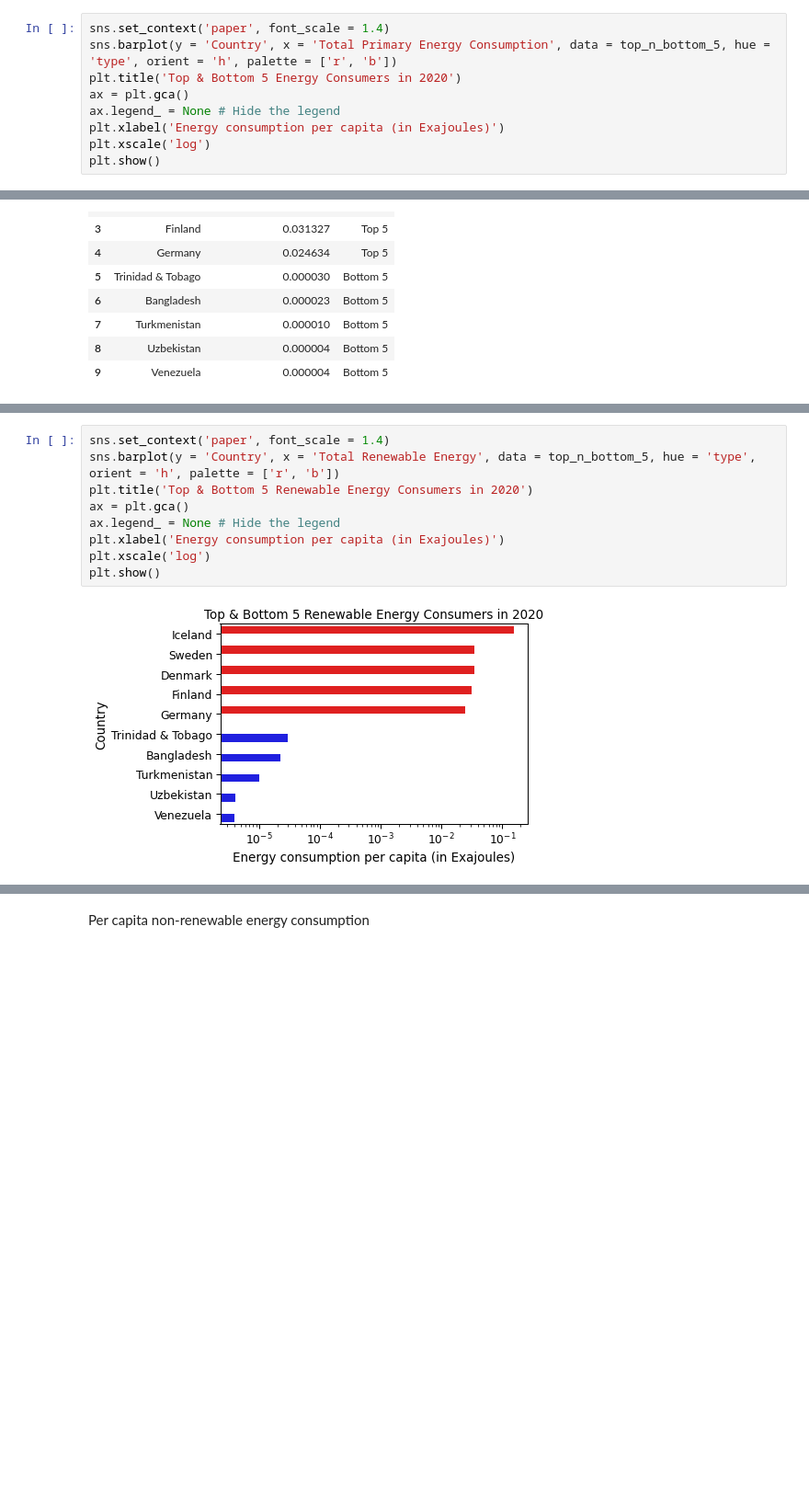
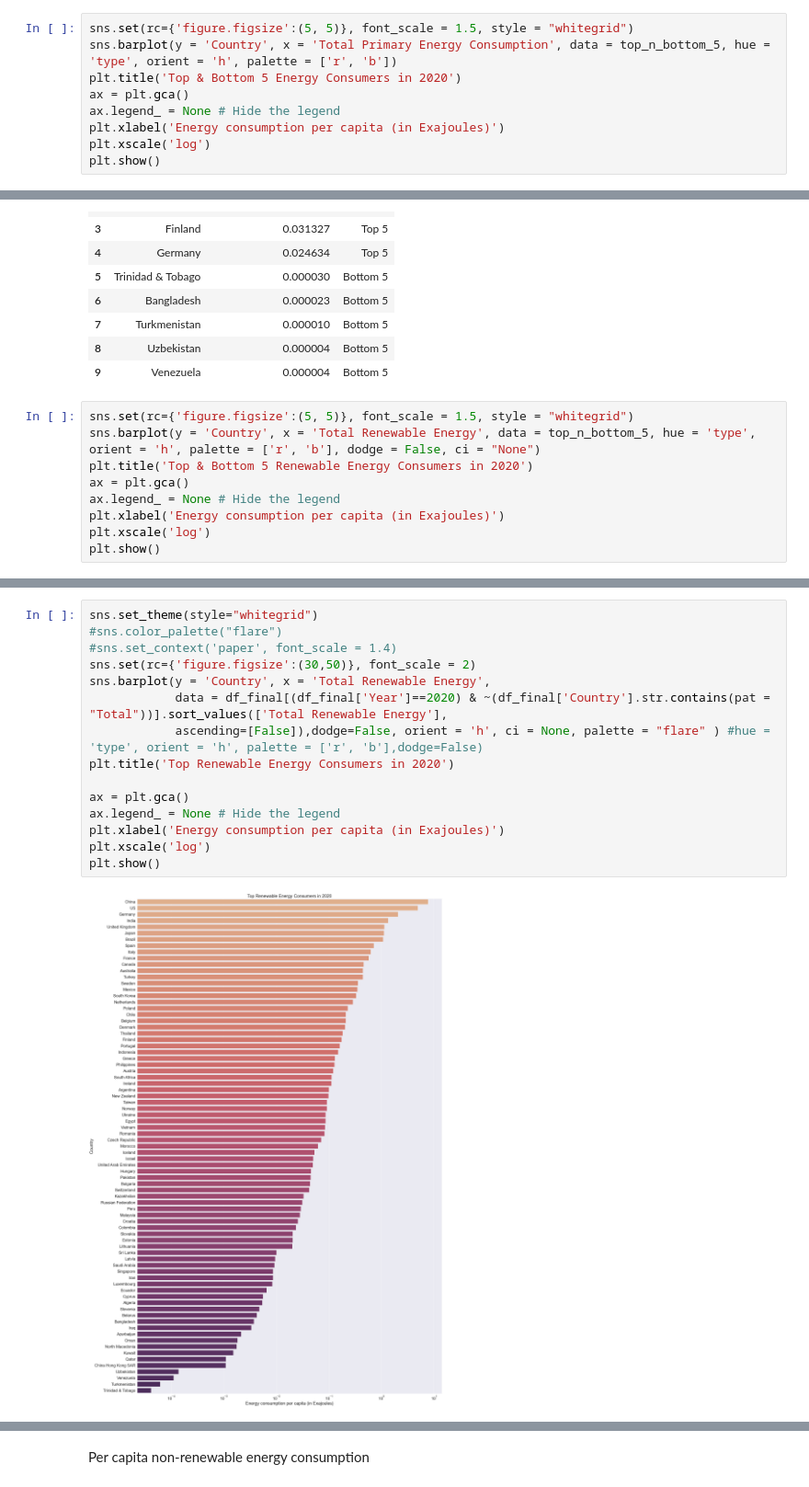
Before and after one commit to PranavaSinghal/DS203-Project, a Jupyter notebook: DS203_project.ipynb, the cells around one changed output, grey strips where cells are left out. Shown at 92% size. Drawn from its saved outputs; the diff is of its cells as text; blank space fills up the shorter version.

```diff
--- a/DS203_project.ipynb
+++ b/DS203_project.ipynb
@@ -1112,7 +1116,7 @@ top_n_bottom_5
 | 8 | Sri Lanka | 0.015254 | Bottom 5 |
 | 9 | Bangladesh | 0.009664 | Bottom 5 |
 # %%
-sns.set_context('paper', font_scale = 1.4)
+sns.set(rc={'figure.figsize':(5, 5)}, font_scale = 1.5, style = "whitegrid")
 sns.barplot(y = 'Country', x = 'Total Primary Energy Consumption', data = top_n_bottom_5, hue = 'type', orient = 'h', palette = ['r', 'b'])
 plt.title('Top & Bottom 5 Energy Consumers in 2020')
 ax = plt.gca()
@@ -1175,3 +1179,12 @@ top_n_bottom_5
 | 7 | Turkmenistan | 0.000010 | Bottom 5 |
 | 8 | Uzbekistan | 0.000004 | Bottom 5 |
 | 9 | Venezuela | 0.000004 | Bottom 5 |
+# %%
+sns.set(rc={'figure.figsize':(5, 5)}, font_scale = 1.5, style = "whitegrid")
+sns.barplot(y = 'Country', x = 'Total Renewable Energy', data = top_n_bottom_5, hue = 'type', orient = 'h', palette = ['r', 'b'], dodge = False, ci = "None")
+plt.title('Top & Bottom 5 Renewable Energy Consumers in 2020')
+ax = plt.gca()
+ax.legend_ = None # Hide the legend
+plt.xlabel('Energy consumption per capita (in Exajoules)')
+plt.xscale('log')
+plt.show()
@@ -1178,12 +1193,18 @@ top_n_bottom_5
 # %%
-sns.set_context('paper', font_scale = 1.4)
-sns.barplot(y = 'Country', x = 'Total Renewable Energy', data = top_n_bottom_5, hue = 'type', orient = 'h', palette = ['r', 'b'])
-plt.title('Top & Bottom 5 Renewable Energy Consumers in 2020')
+sns.set_theme(style="whitegrid")
+#sns.color_palette("flare")
+#sns.set_context('paper', font_scale = 1.4)
+sns.set(rc={'figure.figsize':(30,50)}, font_scale = 2)
+sns.barplot(y = 'Country', x = 'Total Renewable Energy',
+            data = df_final[(df_final['Year']==2020) & ~(df_final['Country'].str.contains(pat = "Total"))].sort_values(['Total Renewable Energy'],
+            ascending=[False]),dodge=False, orient = 'h', ci = None, palette = "flare" ) #hue = 'type', orient = 'h', palette = ['r', 'b'],dodge=False)
+plt.title('Top Renewable Energy Consumers in 2020')
+
 ax = plt.gca()
 ax.legend_ = None # Hide the legend
 plt.xlabel('Energy consumption per capita (in Exajoules)')
 plt.xscale('log')
 plt.show()
 # %% [output]
-[figure, old version]
+[figure, new version]
 # %% [markdown]
```
Also changed, not shown: parts of 23 cells of this notebook, 1 other file.
